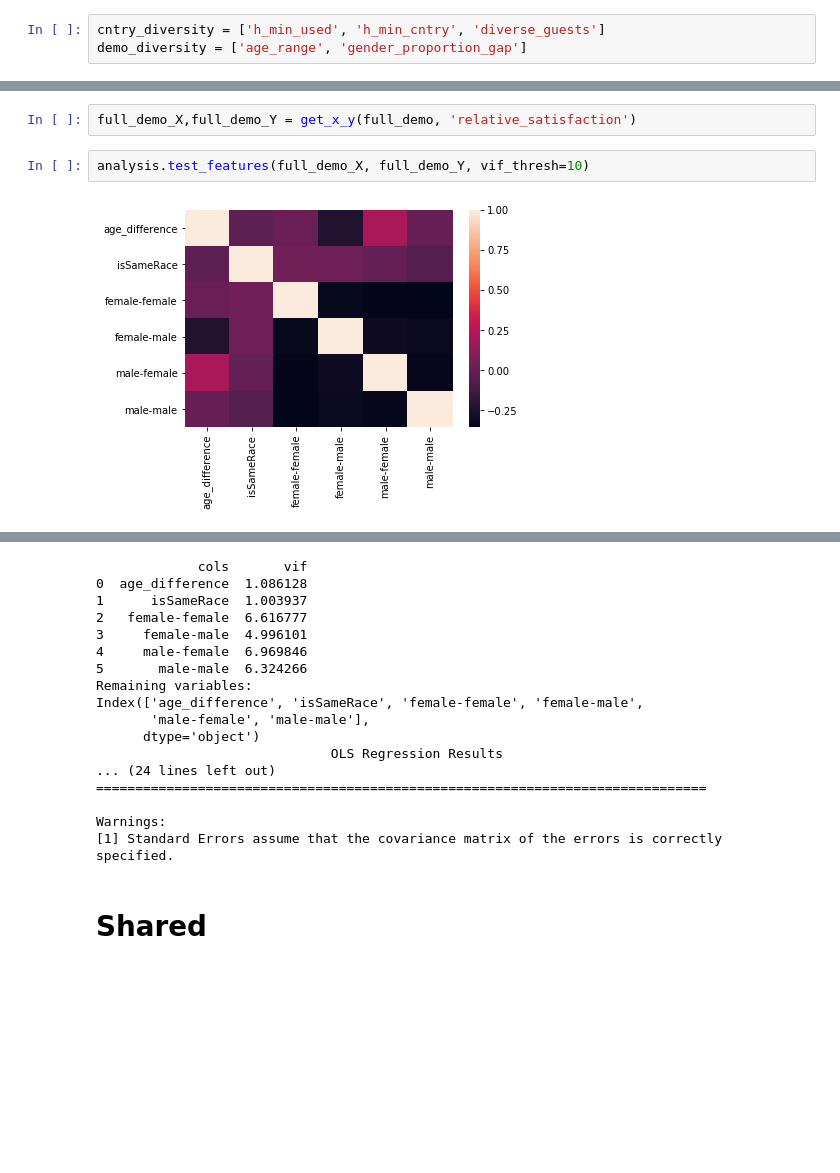
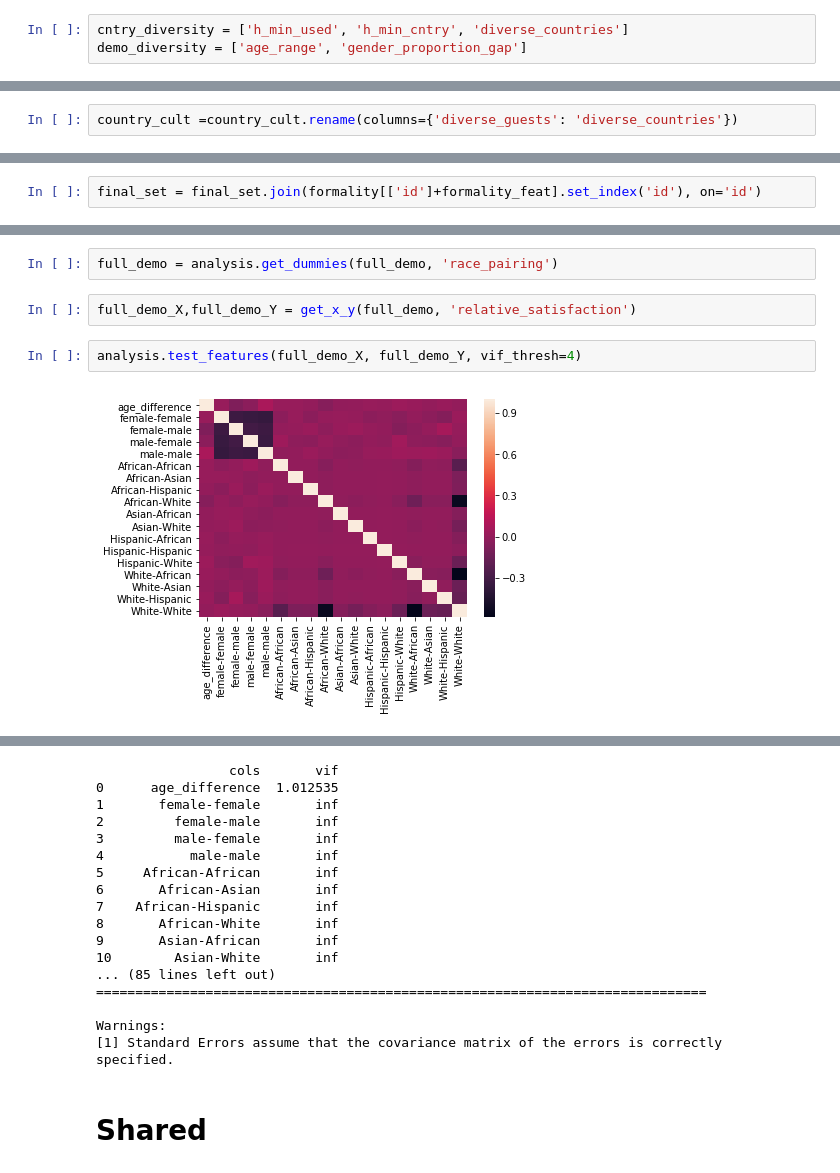
Before and after one commit to travelLynz/homophily_satisfaction, a Jupyter notebook: notebooks/8/merged_datasets_version2.ipynb, the cells around one changed output, grey strips where cells are left out. Cells and saved outputs as stored; diff of their text form; blank space fills up the shorter version.

```diff
--- a/notebooks/9/merged_datasets_version2.ipynb
+++ b/notebooks/8/merged_datasets_version2.ipynb
@@ -77,7 +99,7 @@ demo_feats = ['age_difference', 'gender_pairing', 'isSameRace']
 cntry_cult = ['same_country', 'power_difference', 'individualism_difference']
 #'eng_in_guest_clangs'
 # %%
-cntry_diversity = ['h_min_used', 'h_min_cntry', 'diverse_guests']
+cntry_diversity = ['h_min_used', 'h_min_cntry', 'diverse_countries']
 demo_diversity = ['age_range', 'gender_proportion_gap']
 # %%
 demo_emotion = ['isSameEmotion', 'smile_distance_absolute']# 'smile_distance',
@@ -91,8 +113,12 @@ final_set = final_set.join(profiles[['id']+profiles_feat].set_index('id'), on='i
 final_set = final_set.join(demo[['id']+demo_feats+demo_emotion+demo_diversity].set_index('id'), on='id')
 # %%
 final_set = final_set.join(airbnb[['id']+airbnb_feats].set_index('id'), on='id')
+# %%
+country_cult =country_cult.rename(columns={'diverse_guests': 'diverse_countries'})
 # %%
 final_set = final_set.join(country_cult[['id']+cntry_cult+cntry_diversity].set_index('id'), on='id')
+# %%
+final_set = final_set.join(formality[['id']+formality_feat].set_index('id'), on='id')
 # %%
 final_set = final_set.join(satisfaction[['id', 'satisfaction', 'relative_satisfaction']].set_index('id'), on='id')
 # %%
@@ -1241,6 +1014,8 @@ full_demo = analysis.get_dummies(full_demo, 'gender_pairing')
+# %%
+full_demo = analysis.get_dummies(full_demo, 'race_pairing')
 # %%
 full_demo_X,full_demo_Y = get_x_y(full_demo, 'relative_satisfaction')
 # %%
-analysis.test_features(full_demo_X, full_demo_Y, vif_thresh=10)
+analysis.test_features(full_demo_X, full_demo_Y, vif_thresh=4)
 # %% [output]
-[figure, old version]
+[figure, new version]
@@ -1254,16 +1039,16 @@ analysis.test_features(full_demo_X, full_demo_Y, vif_thresh=10)
-             cols       vif
-0  age_difference  1.086128
-1      isSameRace  1.003937
-2   female-female  6.616777
-3     female-male  4.996101
-4     male-female  6.969846
-5       male-male  6.324266
-Remaining variables:
-Index(['age_difference', 'isSameRace', 'female-female', 'female-male',
-       'male-female', 'male-male'],
-      dtype='object')
-                              OLS Regression Results
-... (24 lines left out)
+                 cols       vif
+0      age_difference  1.012535
+1       female-female       inf
+2         female-male       inf
+3         male-female       inf
+4           male-male       inf
+5     African-African       inf
+6       African-Asian       inf
+7    African-Hispanic       inf
+8       African-White       inf
+9       Asian-African       inf
+10        Asian-White       inf
+... (85 lines left out)
 ==============================================================================
 
 Warnings:
```
Also changed, not shown: parts of 141 cells of this notebook, 32 other files.
